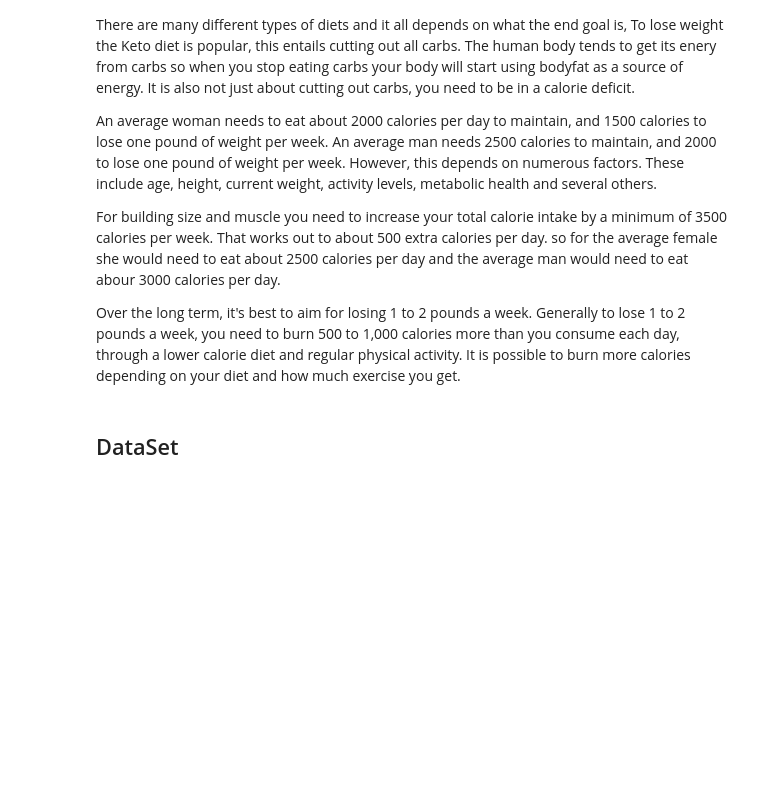
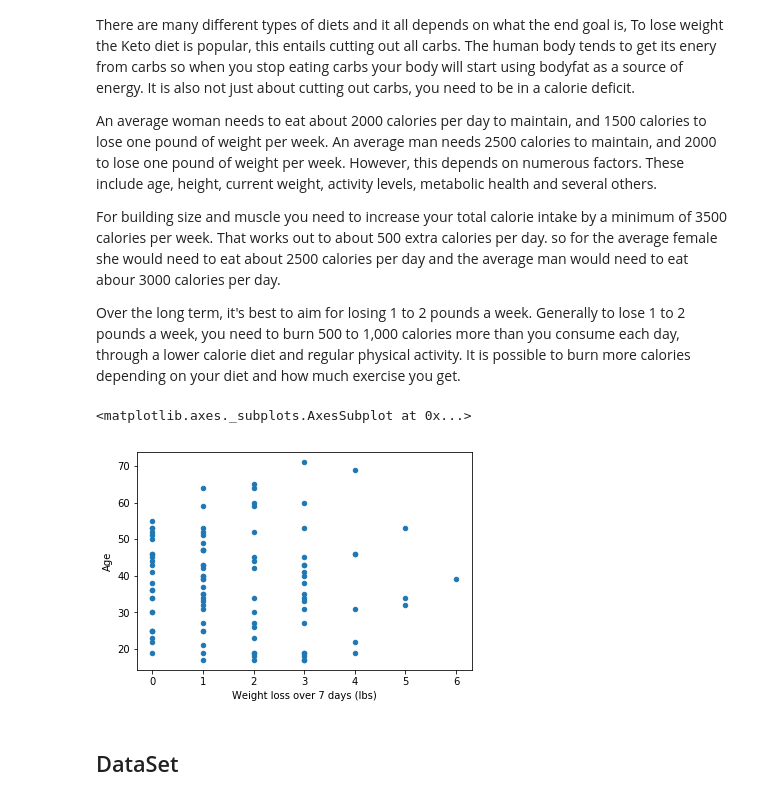
Before and after one commit to EoinStankard/Programming-For-Data-Analysis-Project, a Jupyter notebook: Gym-Membership.ipynb, the cells around one changed output. Saved outputs shown, nothing was run; the diff lists cells and outputs as text; code cells hidden in the pictures; blank space fills up the shorter version.

```diff
--- a/Gym-Membership.ipynb
+++ b/Gym-Membership.ipynb
@@ -243,17 +246,20 @@ For building size and muscle you need to increase your total calorie intake by a
 
 Over the long term, it's best to aim for losing 1 to 2 pounds a week. Generally to lose 1 to 2 pounds a week, you need to burn 500 to 1,000 calories more than you consume each day, through a lower calorie diet and regular physical activity. It is possible to burn more calories depending on your diet and how much exercise you get.
 # %%
-
 weightLoss = []
 
 for i in range(len(sessions)):
     if sessions[i] == 0:
         weightLoss.append(int(sessions[i]))
     else:
         loss = np.random.poisson(2,1)
         weightLoss.append(int(loss))
 
 df['Weight loss over 7 days (lbs)']= weightLoss
+df.plot(kind='scatter',x='Weight loss over 7 days (lbs)',y='Age')
+# %% [output]
+<matplotlib.axes._subplots.AxesSubplot at 0x...>
+[figure, added]
 # %% [markdown]
 ## DataSet
 # %%
```
Also changed, not shown: parts of 6 cells of this notebook.
